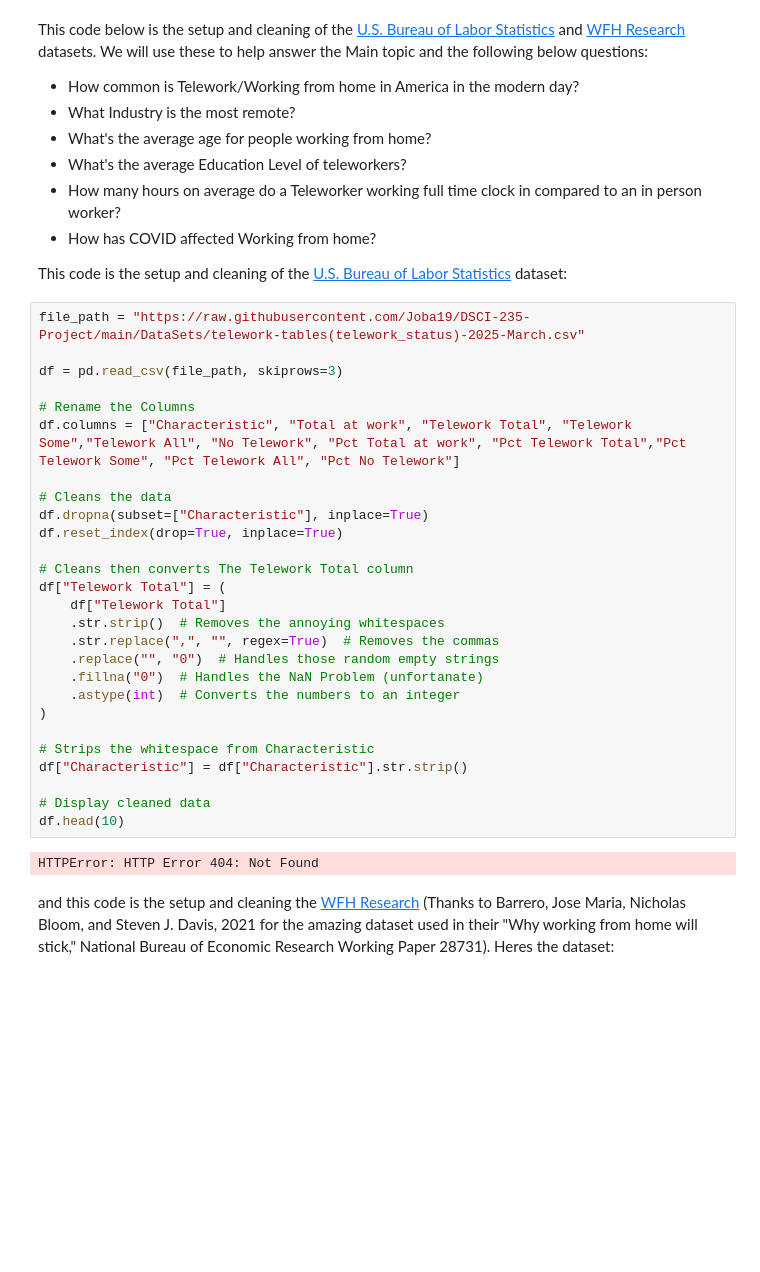
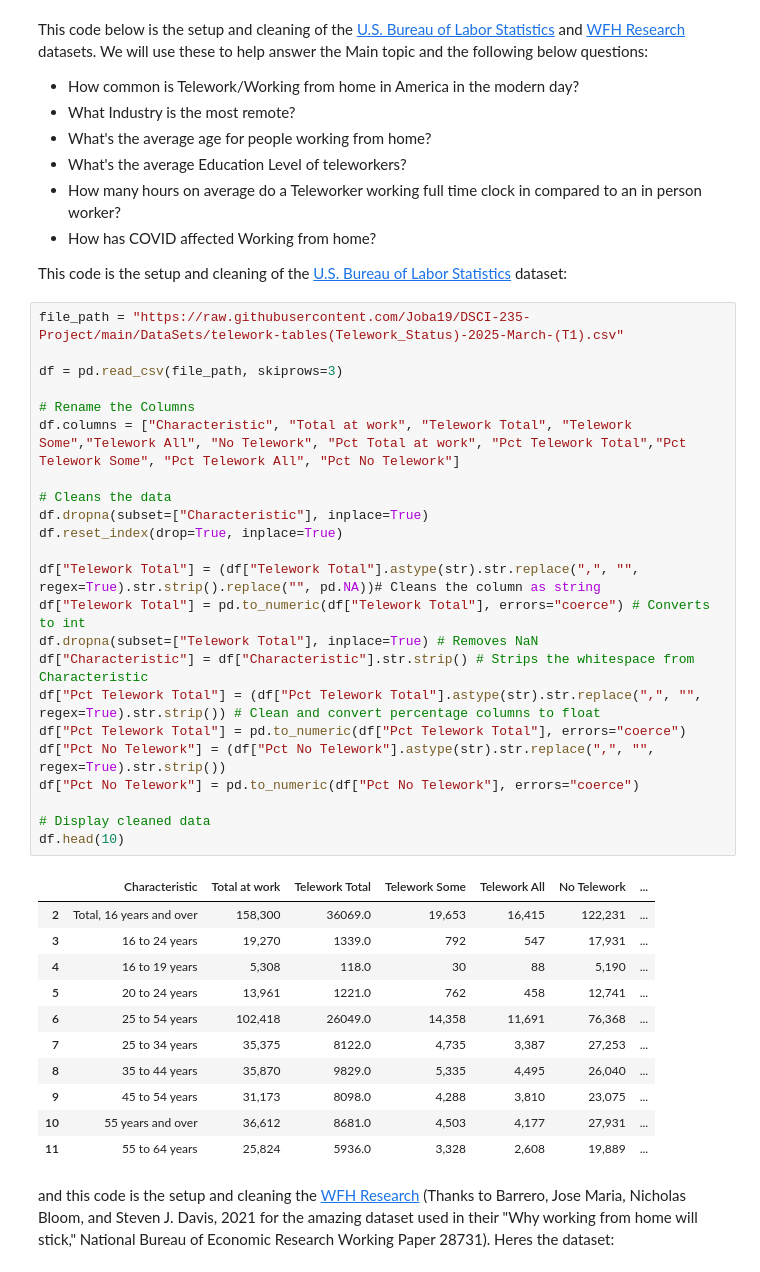
Before and after one commit to Joba19/DSCI-235-Project, a Jupyter notebook: Project.ipynb, the cells around one changed output. Saved outputs shown, nothing was run; the diff lists cells and outputs as text; blank space fills up the shorter version.

```diff
--- a/Project.ipynb
+++ b/Project.ipynb
@@ -33,34 +33,40 @@ This code below is the setup and cleaning of the [U.S. Bureau of Labor Statistic
 
 This code is the setup and cleaning of the [U.S. Bureau of Labor Statistics](https://www.bls.gov/opub/ted/2023/about-1-in-3-workers-in-management-professional-and-related-occupations-teleworked-november-2023.htm) dataset:
 # %%
-file_path = "https://raw.githubusercontent.com/Joba19/DSCI-235-Project/main/DataSets/telework-tables(telework_status)-2025-March.csv"
+file_path = "https://raw.githubusercontent.com/Joba19/DSCI-235-Project/main/DataSets/telework-tables(Telework_Status)-2025-March-(T1).csv"
 
 df = pd.read_csv(file_path, skiprows=3)
 
 # Rename the Columns
 df.columns = ["Characteristic", "Total at work", "Telework Total", "Telework Some","Telework All", "No Telework", "Pct Total at work", "Pct Telework Total","Pct Telework Some", "Pct Telework All", "Pct No Telework"]
 
 # Cleans the data
 df.dropna(subset=["Characteristic"], inplace=True)
 df.reset_index(drop=True, inplace=True)
 
-# Cleans then converts The Telework Total column
-df["Telework Total"] = (
-    df["Telework Total"]
-    .str.strip()  # Removes the annoying whitespaces
-    .str.replace(",", "", regex=True)  # Removes the commas
-    .replace("", "0")  # Handles those random empty strings
-    .fillna("0")  # Handles the NaN Problem (unfortanate)
-    .astype(int)  # Converts the numbers to an integer
-)
-
-# Strips the whitespace from Characteristic
-df["Characteristic"] = df["Characteristic"].str.strip()
+df["Telework Total"] = (df["Telework Total"].astype(str).str.replace(",", "", regex=True).str.strip().replace("", pd.NA))# Cleans the column as string
+df["Telework Total"] = pd.to_numeric(df["Telework Total"], errors="coerce") # Converts to int
+df.dropna(subset=["Telework Total"], inplace=True) # Removes NaN
+df["Characteristic"] = df["Characteristic"].str.strip() # Strips the whitespace from Characteristic
+df["Pct Telework Total"] = (df["Pct Telework Total"].astype(str).str.replace(",", "", regex=True).str.strip()) # Clean and convert percentage columns to float
+df["Pct Telework Total"] = pd.to_numeric(df["Pct Telework Total"], errors="coerce")
+df["Pct No Telework"] = (df["Pct No Telework"].astype(str).str.replace(",", "", regex=True).str.strip())
+df["Pct No Telework"] = pd.to_numeric(df["Pct No Telework"], errors="coerce")
 
 # Display cleaned data
 df.head(10)
 # %% [output]
-HTTPError: HTTP Error 404: Not Found
+|  | Characteristic | Total at work | Telework Total | Telework Some | Telework All | No Telework | ... |
+| 2 | Total, 16 years and over | 158,300 | 36069.0 | 19,653 | 16,415 | 122,231 | ... |
+| 3 | 16 to 24 years | 19,270 | 1339.0 | 792 | 547 | 17,931 | ... |
+| 4 | 16 to 19 years | 5,308 | 118.0 | 30 | 88 | 5,190 | ... |
+| 5 | 20 to 24 years | 13,961 | 1221.0 | 762 | 458 | 12,741 | ... |
+| 6 | 25 to 54 years | 102,418 | 26049.0 | 14,358 | 11,691 | 76,368 | ... |
+| 7 | 25 to 34 years | 35,375 | 8122.0 | 4,735 | 3,387 | 27,253 | ... |
+| 8 | 35 to 44 years | 35,870 | 9829.0 | 5,335 | 4,495 | 26,040 | ... |
+| 9 | 45 to 54 years | 31,173 | 8098.0 | 4,288 | 3,810 | 23,075 | ... |
+| 10 | 55 years and over | 36,612 | 8681.0 | 4,503 | 4,177 | 27,931 | ... |
+| 11 | 55 to 64 years | 25,824 | 5936.0 | 3,328 | 2,608 | 19,889 | ... |
 # %% [markdown]
 and this code is the setup and cleaning the [WFH Research](https://wfhresearch.com/) (Thanks to Barrero, Jose Maria, Nicholas Bloom, and Steven J. Davis, 2021 for the amazing dataset used in their "Why working from home will stick," National Bureau of Economic Research Working Paper 28731). Heres the dataset:
 # %%
```
Also changed, not shown: parts of 7 cells of this notebook, 3 other files.
